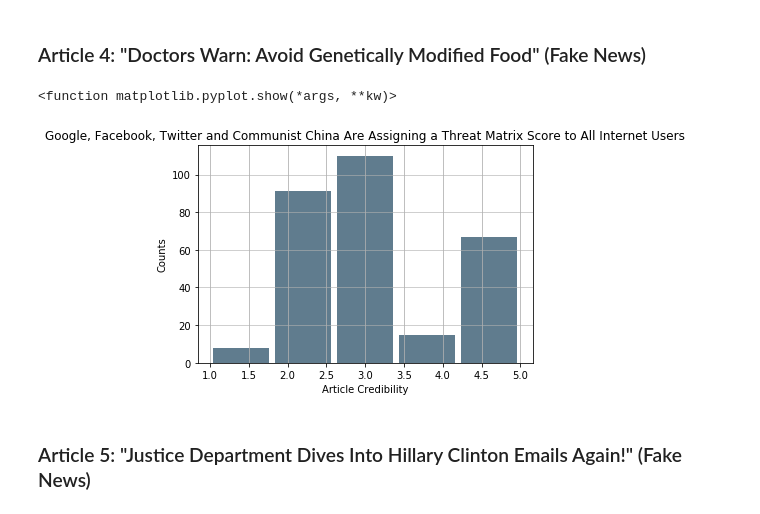
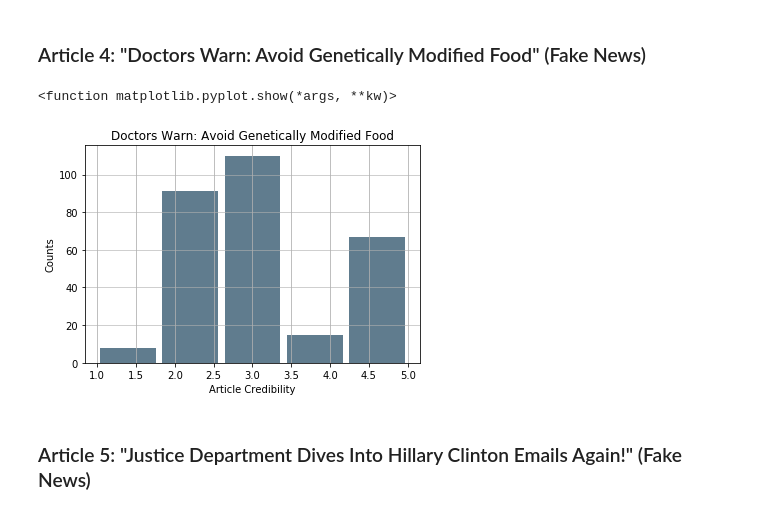
Before and after one commit to jimkaj/w210_FakeNews, a Jupyter notebook: FakeNewsExperiment.ipynb, the cells around one changed output. Drawn from its saved outputs; the diff is of its cells as text; code cells hidden in the pictures.

```diff
--- a/FakeNewsExperiment.ipynb
+++ b/FakeNewsExperiment.ipynb
@@ -250,17 +249,17 @@ plt.show
 # %%
 %matplotlib inline
 #Histogram
 ser = pd.Series(data.Art04)
 ser.plot.hist(grid=True, bins=5, rwidth=0.9,
                    color='#607c8e')
-plt.title('Google, Facebook, Twitter and Communist China Are Assigning a Threat Matrix Score to All Internet Users')
+plt.title('Doctors Warn: Avoid Genetically Modified Food')
 plt.xlabel('Article Credibility')
 plt.ylabel('Counts')
 plt.grid(axis='y', alpha=0.75)
 plt.show
 # %% [output]
 <function matplotlib.pyplot.show(*args, **kw)>
-[figure, old version]
+[figure, new version]
 # %% [markdown]
 ### Article 5: "Justice Department Dives Into Hillary Clinton Emails Again!" (Fake News)
 # %%
```
Also changed, not shown: parts of 16 cells of this notebook.
